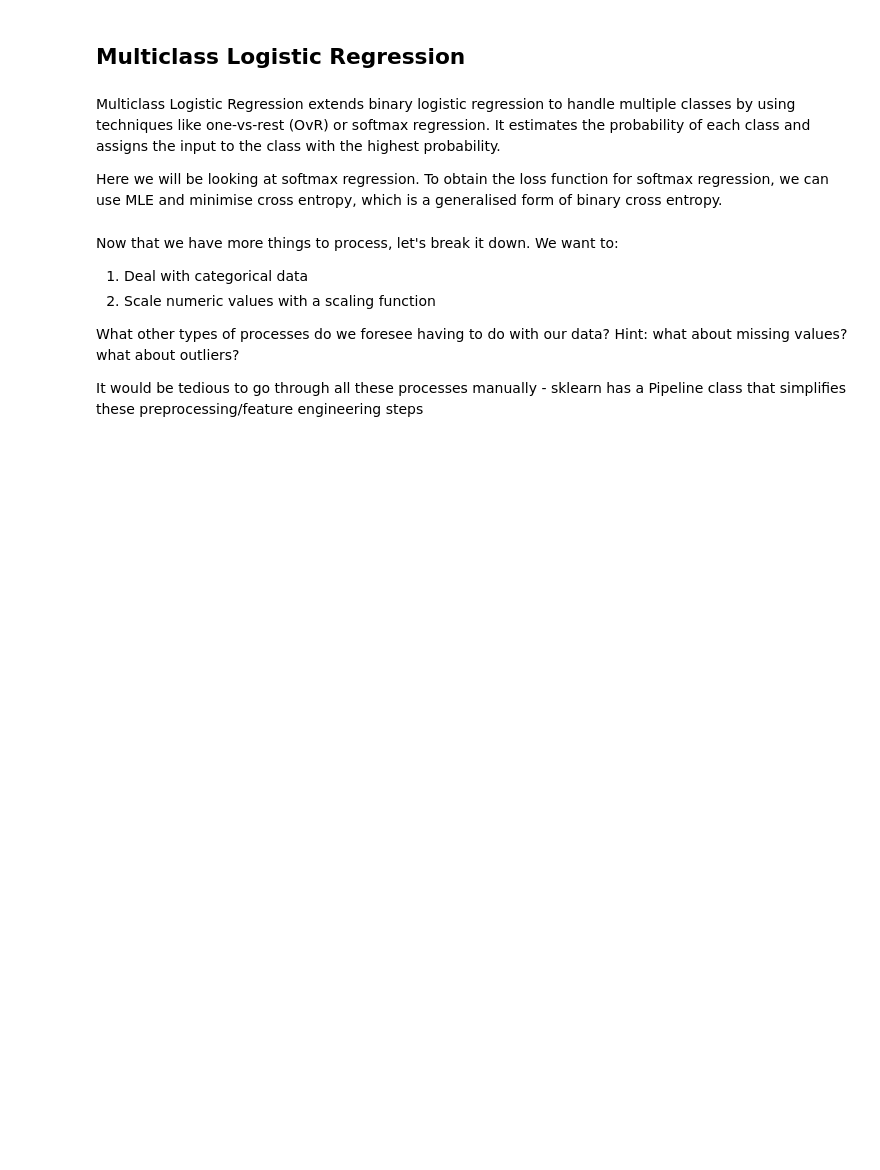
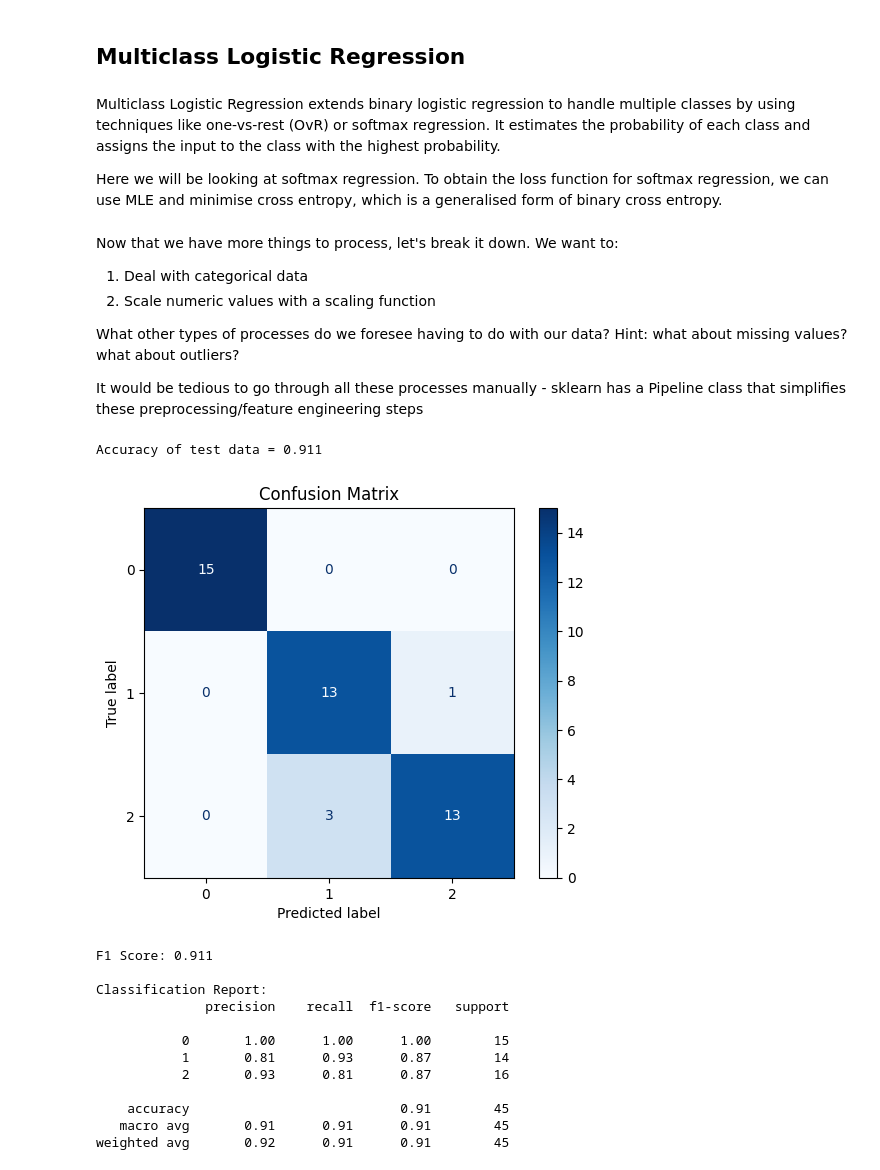
Before and after one commit to nikigurunathan/My-DAC-Curriculum, a Jupyter notebook: DAC-006_Machine_Learning/DAC-006-Intro_to_ML_Session_1_Student.ipynb, the cells around one changed output. Drawn from its saved outputs; the diff is of its cells as text; code cells hidden in the pictures; blank space fills up the shorter version.

```diff
--- a/DAC-006_Machine_Learning/DAC-006-Intro_to_ML_Session_1_Student.ipynb
+++ b/DAC-006_Machine_Learning/DAC-006-Intro_to_ML_Session_1_Student.ipynb
@@ -435,6 +468,9 @@ Multiclass Logistic Regression extends binary logistic regression to handle mult
 Here we will be looking at softmax regression. To obtain the loss function for softmax regression, we can use MLE and minimise cross entropy, which is a generalised form of binary cross entropy.
 # %%
 # Let's load in the iris dataset
+iris = load_iris(as_frame=True)
+x = iris.data
+y = iris.target
 # %% [markdown]
 Now that we have more things to process, let's break it down. We want to:
 
@@ -446,33 +482,58 @@ What other types of processes do we foresee having to do with our data? Hint: wh
 It would be tedious to go through all these processes manually - sklearn has a Pipeline class that simplifies these preprocessing/feature engineering steps
 # %%
 # Split the data into the training and test data
+x_train, x_test, y_train, y_test = train_test_split(x, y, test_size=0.3)
 
+scaler = StandardScaler()
 
 
 # Fit the scaler on the training data and transform both training and test data
+x_train_scaled = scaler.fit_transform(x_train)
+x_test_scaled = scaler.fit_transform(x_test)
 
 # regularization constant (strength)
 REG_CONST = 0.01
 
 # Create a model and fit it to the training data.
 # C := inverse of regularization strength, stronger regularization with smaller values
+model = LogisticRegression(multi_class='multinomial', penalty='l2', C=1./REG_CONST, max_iter=300)
+model.fit(x_train_scaled, y_train)
 
 # Predict the classes of test data and measure the accuracy of test data
+y_pred = model.predict(x_test_scaled)
+acc = (y_pred == y_test).mean()
+print('\nAccuracy of test data = {:.3f}'.format(acc))
+# %% [output]
+Accuracy of test data = 0.911
 # %%
 # # Get prediction probabilities
-# y_pred_proba = model.predict_proba(x_test_scaled)[:, 1]
+y_pred_proba = model.predict_proba(x_test_scaled)[:, 1]
 
 # # Create and plot confusion matrix
-# cm = confusion_matrix(y_test, y_pred)
-# disp = ConfusionMatrixDisplay(confusion_matrix=cm, display_labels=model.classes_)
-# disp.plot(cmap=plt.cm.Blues)
-# plt.title('Confusion Matrix')
-# plt.show()
+cm = confusion_matrix(y_test, y_pred)
+disp = ConfusionMatrixDisplay(confusion_matrix=cm, display_labels=model.classes_)
+disp.plot(cmap=plt.cm.Blues)
+plt.title('Confusion Matrix')
+plt.show()
 
 # # Calculate F1 score
-# f1 = f1_score(y_test, y_pred, average='weighted')
-# print(f'F1 Score: {f1:.3f}')
+f1 = f1_score(y_test, y_pred, average='weighted')
+print(f'F1 Score: {f1:.3f}')
 
 # # Print Classification Report
-# print("\nClassification Report:")
-# print(classification_report(y_test, y_pred))
+print("\nClassification Report:")
+print(classification_report(y_test, y_pred))
+# %% [output]
+[figure, added]
+F1 Score: 0.911
+
+Classification Report:
+              precision    recall  f1-score   support
+
+           0       1.00      1.00      1.00        15
+           1       0.81      0.93      0.87        14
+           2       0.93      0.81      0.87        16
+
+    accuracy                           0.91        45
+   macro avg       0.91      0.91      0.91        45
+weighted avg       0.92      0.91      0.91        45
```
Also changed, not shown: parts of 6 cells of this notebook, 1 other file.
